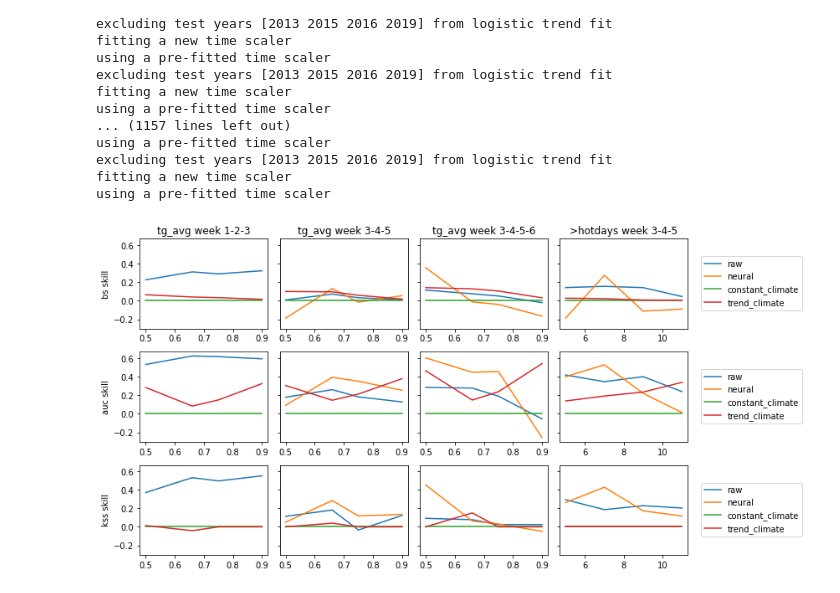
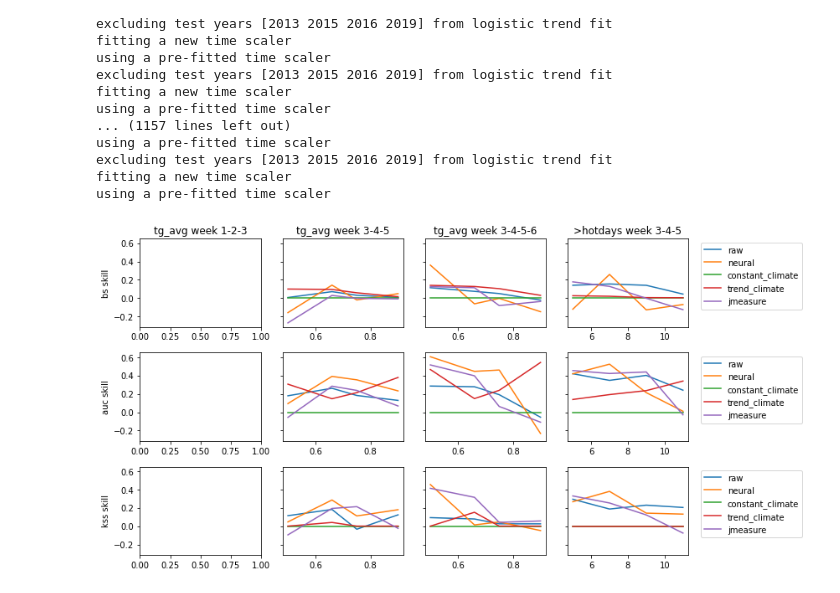
Before and after one commit to chiemvs/Hybrid, a Jupyter notebook: notebooks/verification.ipynb, the cells around one changed output. Cells and saved outputs as stored; diff of their text form; code cells hidden in the pictures.

```diff
--- a/notebooks/verification.ipynb
+++ b/notebooks/verification.ipynb
@@ -133,23 +133,27 @@ plt.show()
 ## Broad verification
 Multiple metrics, thresholds, time scales, lead times. Currently post-processed combinations are not post-processed with jmeasure input.
 # %%
-def extra_scores_and_rank(df):
+def extra_scores_and_skill(df):
     compute_kss(df)
     compute_auc(df)
     return reduce_to_skill(df)
 # %%
 # Handle all the tganom post-processed combinations with objective sequential forward predictors.
+# And with the jmeasure data
 # We will only look at test data.
 timeaggs = [21,31]
 quantiles = [0.5, 0.66, 0.75, 0.9]
 npreds = pd.Series([4,3,4,6,4,4,4,12], index = pd.MultiIndex.from_product([timeaggs, quantiles], names = ['timeagg','quantile'])) # This is a mixture of >3% >4%
 def get_tganom_predictions(timeagg: int, quantile: float):
     name = f'tg-anom_JJA_45r1_{timeagg}D-roll-mean_q{quantile}_sep12-15'
-    _, test_only = build_fit_nn_model(predictandname = name, npreds = npreds.loc[(timeagg,quantile)], use_jmeasure=False)
-    return test_only
+    _, test_sf = build_fit_nn_model(predictandname = name, npreds = npreds.loc[(timeagg,quantile)], use_jmeasure=False)
+    _, test_jm = build_fit_nn_model(predictandname = name, npreds = 6, use_jmeasure=True)
+    return test_sf, test_jm
 results = []
 for timeagg, quantile in npreds.index:
-    results.append(extra_scores_and_rank(get_tganom_predictions(timeagg, quantile)))
+    test_sf, test_jm = get_tganom_predictions(timeagg, quantile)
+    agg_scores = extra_scores_and_skill(test_sf.join(test_jm[['ppjm','ppjm_bs']]))
+    results.append(agg_scores)
 ranktganom = pd.concat(results, axis = 1, keys = npreds.index).T
 # %% [output]
 fitting a new feature scaler
@@ -305,8 +299,10 @@ npreds = pd.Series([6,8,11,8], index = pd.Index(ndaythresh, name = 'nday_thresho
 results = []
 for th in ndaythresh:
     name = f'tg-ex-q0.75-21D_ge{th}D_sep12-15'
-    _, test_only = build_fit_nn_model(predictandname = name, npreds = npreds.loc[th], use_jmeasure=False)
-    results.append(extra_scores_and_rank(test_only))
+    _, test_sf = build_fit_nn_model(predictandname = name, npreds = npreds.loc[th], use_jmeasure=False)
+    _, test_jm = build_fit_nn_model(predictandname = name, npreds = 6, use_jmeasure=True)
+    agg_scores = extra_scores_and_skill(test_sf.join(test_jm[['ppjm','ppjm_bs']]))
+    results.append(agg_scores)
 ranktgex = pd.concat(results, axis = 1, keys = npreds.index).T
 # %% [output]
 fitting a new feature scaler
@@ -388,9 +384,9 @@ def get_raw_tganom(timeagg: int, quantile: float):
 results = []
 for quantile in quantiles:
     temp = get_raw_tganom(21, quantile)
-    temp = temp.loc[temp.index.get_level_values('time').year.isin(test_only.index.get_level_values('time').year.unique()),:].sort_index() # Only the test data.
+    temp = temp.loc[temp.index.get_level_values('time').year.isin(test_sf.index.get_level_values('time').year.unique()),:].sort_index() # Only the test data.
     temp = temp.loc[(slice(None),slice(0,3),9),:] #But with the desired leadtimes. And one cluster only.
-    results.append(extra_scores_and_rank(temp))
+    results.append(extra_scores_and_skill(temp))
 rankraw = pd.concat(results, axis = 1, keys = pd.Index(quantiles, name = 'quantile')).T
 # %% [output]
 climatology directly loaded
@@ -466,31 +462,31 @@ fitting a new time scaler
 using a pre-fitted time scaler
 # %%
 fig, axes = plt.subplots(nrows=3, ncols = 4, figsize = (12,6), sharey = True, facecolor='white')
-aliases = pd.Series(['raw','neural','constant_climate','trend_climate'], index = ['pi','ppsf','climatology','trend'])
+aliases = pd.Series(['raw','neural','constant_climate','trend_climate','jmeasure'], index = ['pi','ppsf','climatology','trend','ppjm'])
 def plotranks(ax, plotframe):
     plotframe = plotframe.copy()
     plotframe.columns = plotframe.columns.droplevel(0)
     if not ('ppsf' in plotframe.columns):
         plotframe['ppsf'] = np.nan
     for label in aliases.index:
         ax.plot(plotframe.index, plotframe[label], label = aliases.loc[label])
     return ax
 for i,score in enumerate(rankraw.columns.get_level_values('score').unique()):
 
-    plotranks(ax = axes[i,0], plotframe = rankraw.loc[:,(score,slice(None))]) # First raw tganom 21
+    #plotranks(ax = axes[i,0], plotframe = rankraw.loc[:,(score,slice(None))]) # First raw tganom 21
     plotranks(ax = axes[i,1], plotframe = ranktganom.loc[21,(score,slice(None))]) # Then pp tganom 21
     plotranks(ax = axes[i,2], plotframe = ranktganom.loc[31,(score,slice(None))]) # Then pp tganom 31
     plotranks(ax = axes[i,3], plotframe = ranktgex.loc[:,(score,slice(None))]) # Then hotdays
     #axes[i,1].plot()
     #axes[i,2].plot(ranktganom.loc[31,(score,slice(None))])
     #axes[i,3].plot(ranktgex.loc[:,(score,slice(None))]) # Then hotdays
     axes[i,3].legend(loc = (1.1,0.2))
     axes[i,0].set_ylabel(f'{score} skill')
 
 axes[0,0].set_title('tg_avg week 1-2-3')
 axes[0,1].set_title('tg_avg week 3-4-5')
 axes[0,2].set_title('tg_avg week 3-4-5-6')
 axes[0,3].set_title('>hotdays week 3-4-5')
 plt.tight_layout()
 # %% [output]
-[figure, old version]
+[figure, new version]
```
Also changed, not shown: parts of 11 cells of this notebook, 2 other files.
